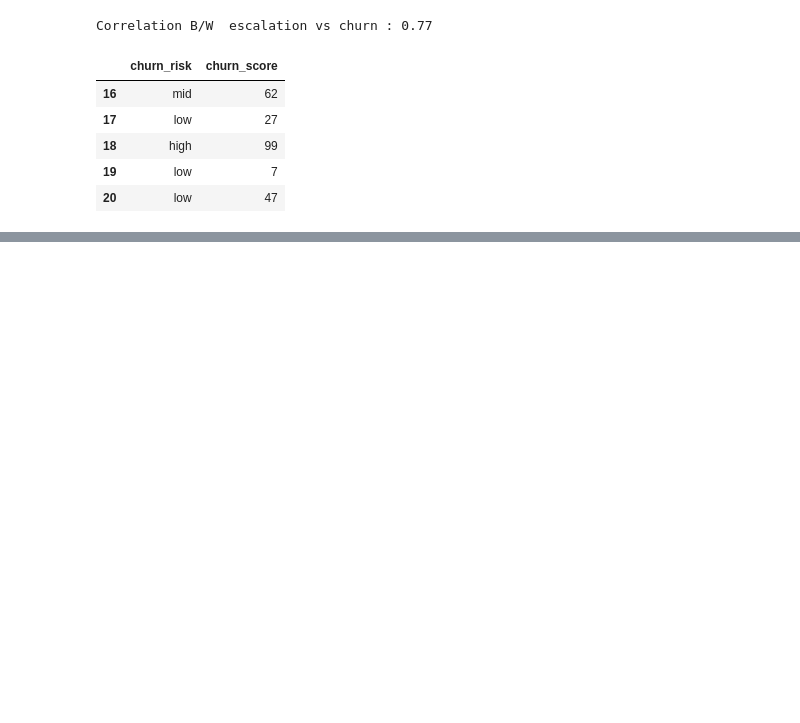
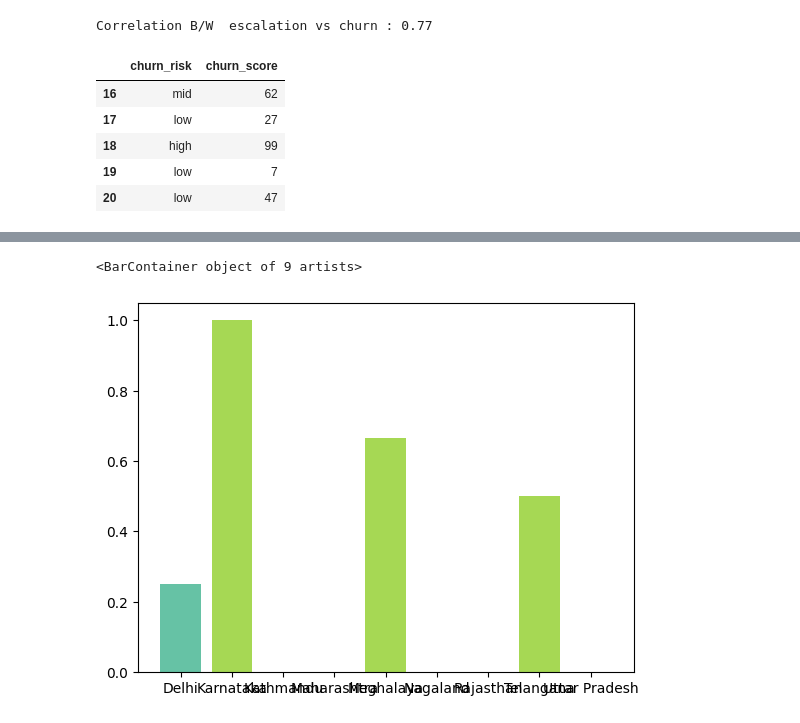
Before and after one commit to omprakashbest/Portfolio-Project-, a Jupyter notebook: churn_analysis.ipynb, the cells around one changed output, grey strips where cells are left out. Drawn from its saved outputs; the diff is of its cells as text; code cells hidden in the pictures; blank space fills up the shorter version.

```diff
--- a/churn_analysis.ipynb
+++ b/churn_analysis.ipynb
@@ -466,0 +497,13 @@ Index(['customerid', 'subscription_start_date', 'subscription_type',
+# %%
+# Churn by State
+
+churn_state = df_visual.groupby('state')['churn_Flag'].mean()
+
+# Dynamic Color [randomly]
+colors = plt.cm.Set2(np.linspace(0, 1, len(churn_plan)))
+
+plt.Figure(figsize=(12, 10))
+plt.bar(churn_state.index, churn_state.values, color= colors)
+# %% [output]
+<BarContainer object of 9 artists>
+[figure, added]
```
Also changed, not shown: parts of 21 cells of this notebook.
